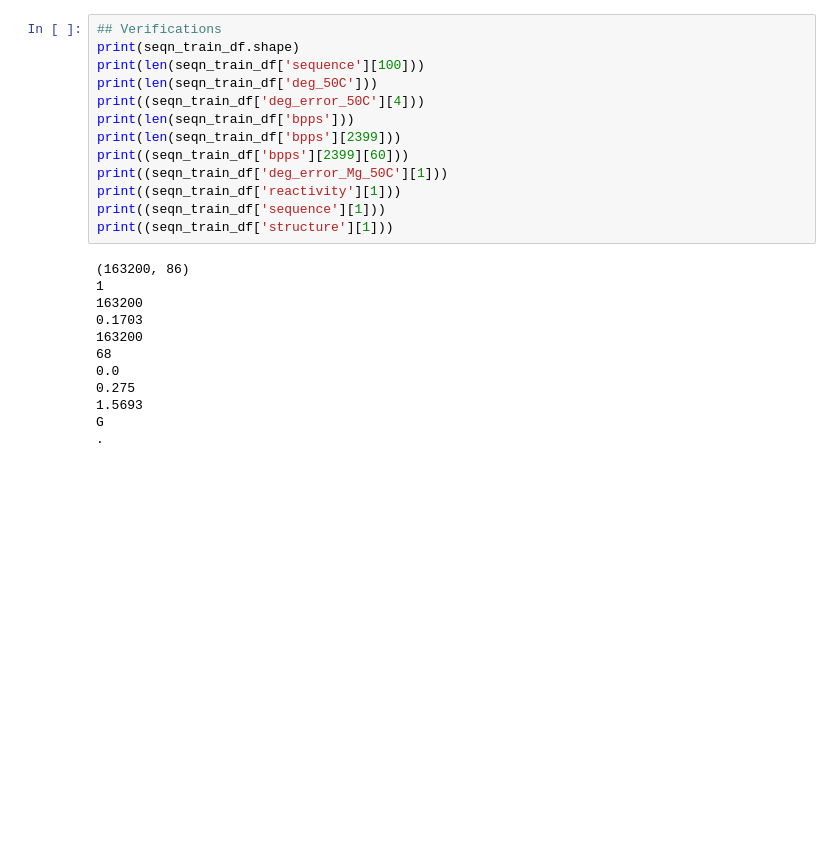
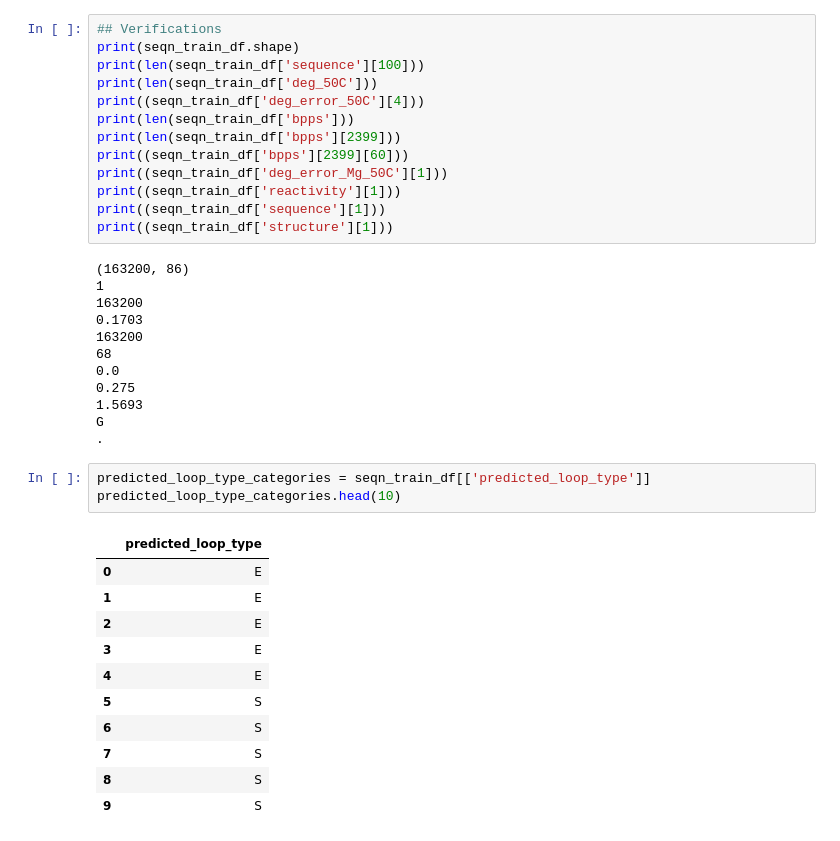
Before and after one commit to sumaniitm/kaggle-mRNA-feature-engineering, a Jupyter notebook: notebook-covid19-mrna.ipynb, the cells around one changed output. Drawn from its saved outputs; the diff is of its cells as text; blank space fills up the shorter version.

```diff
--- a/notebook-covid19-mrna.ipynb
+++ b/notebook-covid19-mrna.ipynb
@@ -303,3 +266,18 @@ print((seqn_train_df['structure'][1]))
 1.5693
 G
 .
+# %%
+predicted_loop_type_categories = seqn_train_df[['predicted_loop_type']]
+predicted_loop_type_categories.head(10)
+# %% [output]
+|  | predicted_loop_type |
+| 0 | E |
+| 1 | E |
+| 2 | E |
+| 3 | E |
+| 4 | E |
+| 5 | S |
+| 6 | S |
+| 7 | S |
+| 8 | S |
+| 9 | S |
```
Also changed, not shown: parts of 8 cells of this notebook.
